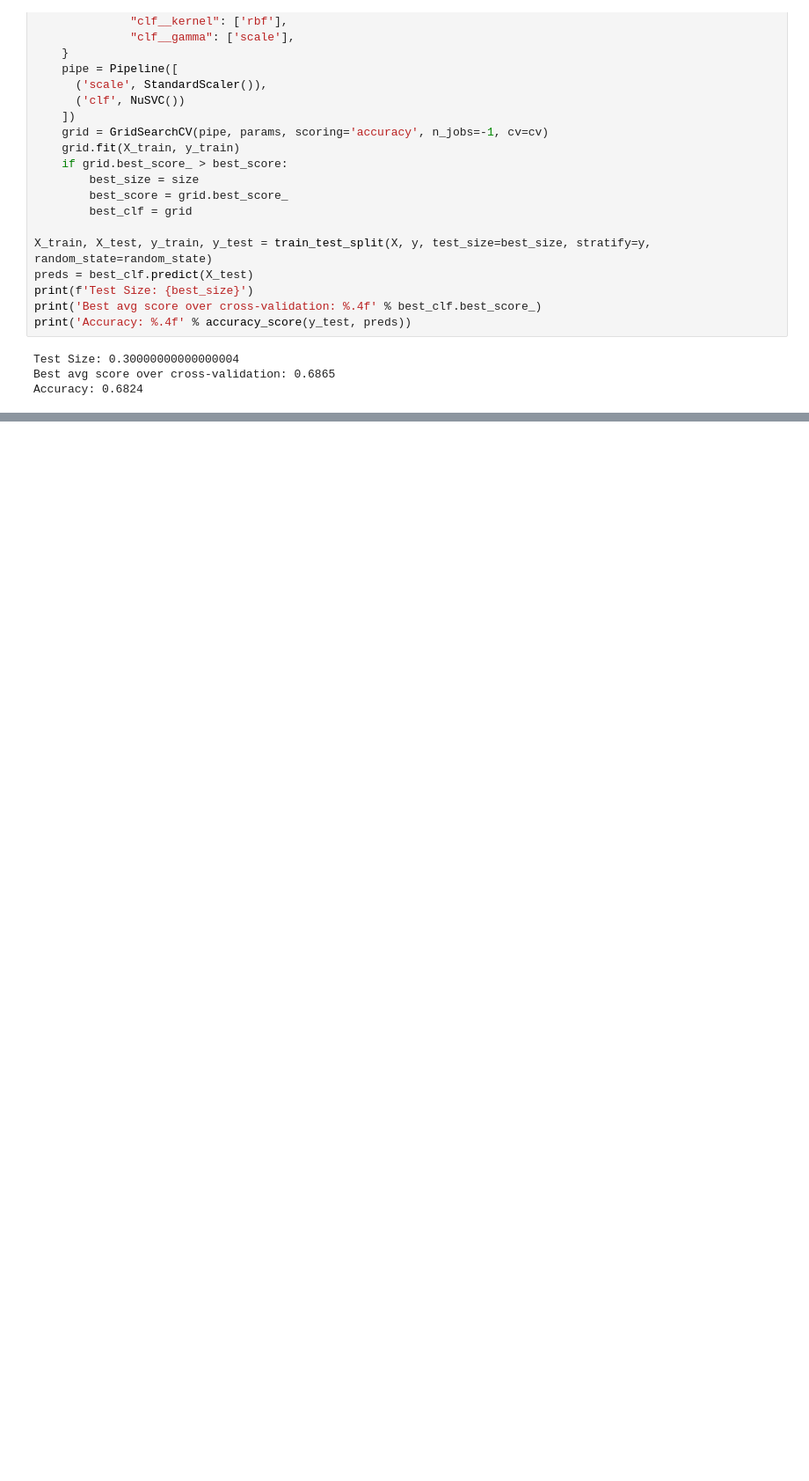
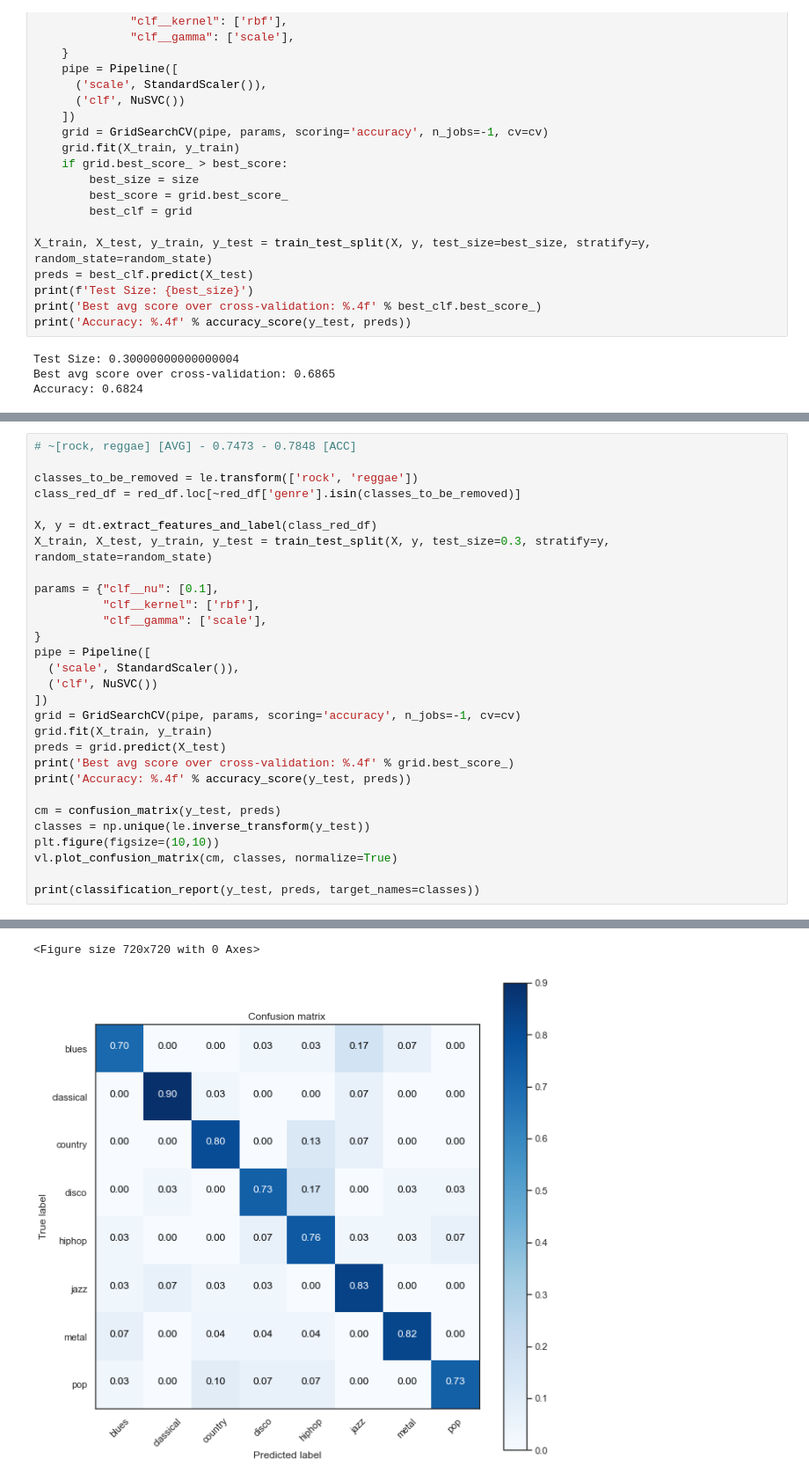
Before and after one commit to ValeGian/MusicClassifier, a Jupyter notebook: GTZAN_EDA_and_Model.ipynb, the cells around one changed output, grey strips where cells are left out. Shown at 88% size. Cells and saved outputs as stored; diff of their text form; blank space fills up the shorter version.

```diff
--- a/GTZAN_EDA_and_Model.ipynb
+++ b/GTZAN_EDA_and_Model.ipynb
@@ -483,0 +559,30 @@ Accuracy: 0.6824
+# %%
+# ~[rock, reggae] [AVG] - 0.7473 - 0.7848 [ACC]
+
+classes_to_be_removed = le.transform(['rock', 'reggae'])
+class_red_df = red_df.loc[~red_df['genre'].isin(classes_to_be_removed)]
+
+X, y = dt.extract_features_and_label(class_red_df)
+X_train, X_test, y_train, y_test = train_test_split(X, y, test_size=0.3, stratify=y, random_state=random_state)
+
+params = {"clf__nu": [0.1],
+          "clf__kernel": ['rbf'],
+          "clf__gamma": ['scale'],
+}
+pipe = Pipeline([
+  ('scale', StandardScaler()),
+  ('clf', NuSVC())
+])
+grid = GridSearchCV(pipe, params, scoring='accuracy', n_jobs=-1, cv=cv)
+grid.fit(X_train, y_train)
+preds = grid.predict(X_test)
+print('Best avg score over cross-validation: %.4f' % grid.best_score_)
+print('Accuracy: %.4f' % accuracy_score(y_test, preds))
+
+cm = confusion_matrix(y_test, preds)
+classes = np.unique(le.inverse_transform(y_test))
+plt.figure(figsize=(10,10))
+vl.plot_confusion_matrix(cm, classes, normalize=True)
+
+print(classification_report(y_test, preds, target_names=classes))
+# %% [output]
@@ -483,0 +605,2 @@ Accuracy: 0.6824
+<Figure size 720x720 with 0 Axes>
+[figure, added]
```
Also changed, not shown: parts of 7 cells of this notebook.
